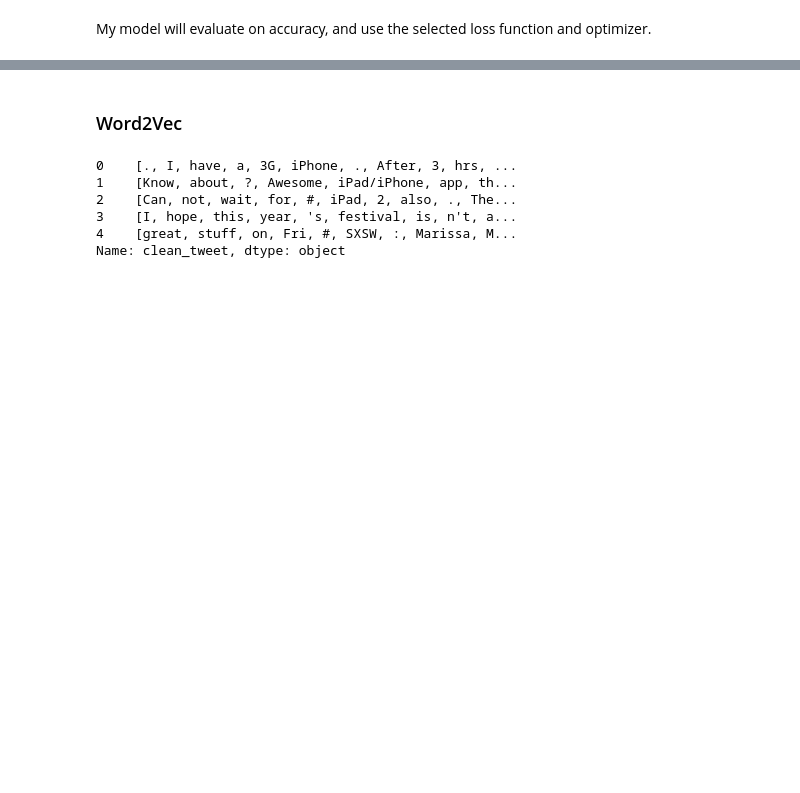
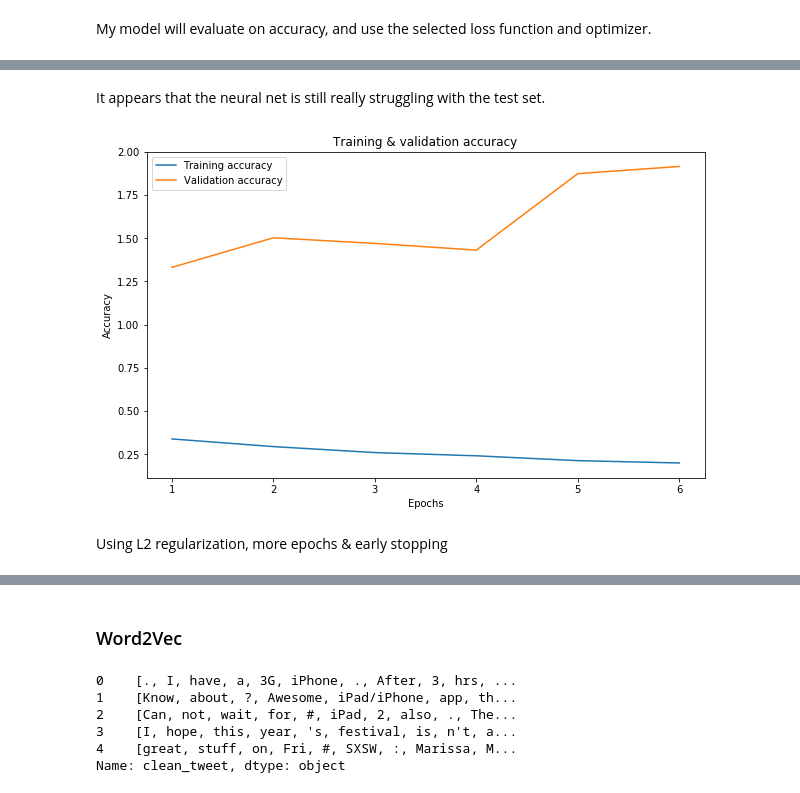
Before and after one commit to christisarv/NLP-sentiment-analysis, a Jupyter notebook: Data Exploration Notebook.ipynb, the cells around one changed output, grey strips where cells are left out. Cells and saved outputs as stored; diff of their text form; code cells hidden in the pictures; blank space fills up the shorter version.

```diff
--- a/Data Exploration Notebook.ipynb
+++ b/Data Exploration Notebook.ipynb
@@ -570,6 +585,8 @@ Here I'm going to use Keras' preprocessing tools to tokenize each example, conve
 # %%
 tokenizer = text.Tokenizer(num_words=10000)
 tokenizer.fit_on_texts(list(X_train))
-list_tokenized = tokenizer.texts_to_sequences(X_train)
-X_t = sequence.pad_sequences(list_tokenized, maxlen=100)
+X_train_tokenized = tokenizer.texts_to_sequences(X_train)
+X_test_tokenized = tokenizer.texts_to_sequences(X_test)
+X_train_token = sequence.pad_sequences(X_train_tokenized, maxlen=100)
+X_test_token = sequence.pad_sequences(X_test_tokenized, maxlen=100)
 # %%
@@ -588,6 +604,7 @@ y_test_cat = keras.utils.to_categorical(y_test, num_classes)
 # %%
-y_enc = pd.get_dummies(y_train).values
-y_enc.shape
+y_train_enc = pd.get_dummies(y_train).values
+y_test_enc = pd.get_dummies(y_test).values
+y_train_enc.shape
 # %% [output]
 (6819, 3)
 # %% [markdown]
@@ -677,5 +714,3 @@ Total params: 1,014,053
 Trainable params: 1,014,053
 Non-trainable params: 0
 _________________________________________________________________
-# %%
-model2.fit(X_t, y_enc, epochs=3, batch_size=32, validation_split=0.1)
@@ -692,4 +717,4 @@ This actually didn't reach a higher accuracy, but I want to run it for more epoc
 # %%
-model2.fit(X_t, y_enc, epochs=6, batch_size=32, validation_split=0.1)
+model2_val = model2.fit(X_train_token, y_train_enc, epochs=6, batch_size=32)
 # %% [output]
 Epoch 1/6
@@ -711,0 +744,23 @@ https://github.com/msahamed/yelp_comments_classification_nlp/blob/master/word_em
+# %% [markdown]
+It appears that the neural net is still really struggling with the test set.
+# %%
+# Access the history attribute and store the dictionary
+baseline_model_val_dict = model2_val.history
+
+fig, ax = plt.subplots(figsize=(10, 6))
+
+acc_values = baseline_model_val_dict['accuracy']
+val_acc = baseline_model_val_dict['val_accuracy']
+
+epochs = range(1, len(loss_values) + 1)
+ax.plot(epochs, loss_values, label='Training accuracy')
+ax.plot(epochs, val_loss_values, label='Validation accuracy')
+
+ax.set_title('Training & validation accuracy')
+ax.set_xlabel('Epochs')
+ax.set_ylabel('Accuracy')
+ax.legend();
+# %% [output]
+[figure, added]
+# %% [markdown]
+Using L2 regularization, more epochs & early stopping
```
Also changed, not shown: parts of 46 cells of this notebook.
